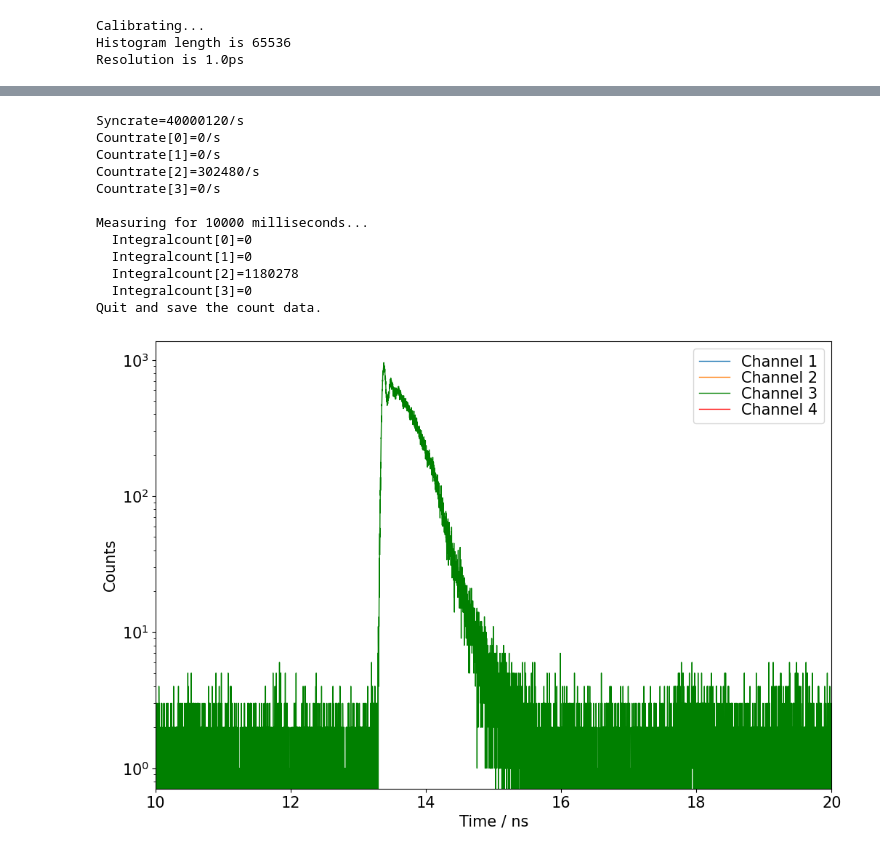
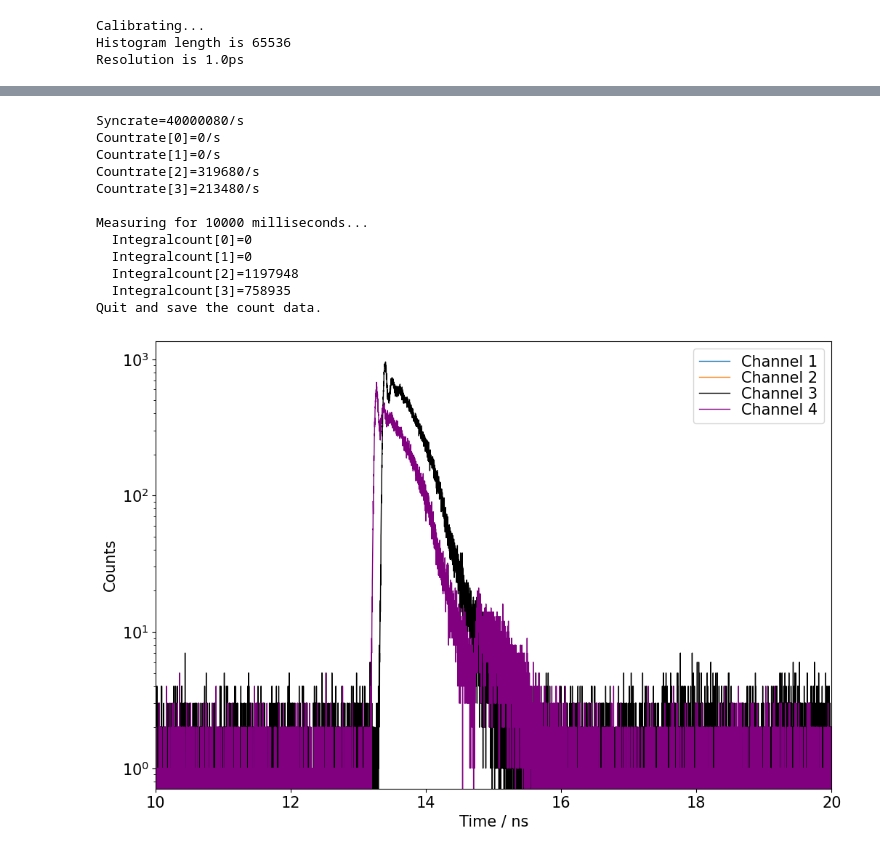
Before and after one commit to Jaclav/FotonuFUW, a Jupyter notebook: HH.ipynb, the cells around one changed output, grey strips where cells are left out. Drawn from its saved outputs; the diff is of its cells as text; code cells hidden in the pictures.

```diff
--- a/HH.ipynb
+++ b/HH.ipynb
@@ -19,15 +19,15 @@ tacq = 10000  # Measurement time in millisec, you can change this
 binning = 0  # you can change this
 offset = 0
 syncDivider = 1  # you can change this
-syncCFDZeroCross = 10  # you can change this (in mV)
+syncCFDZeroCross = 0  # you can change this (in mV)
 syncCFDLevel = 600  # you can change this (in mV)
 syncChannelOffset = -5000  # you can change this (in ps, like a cable delay)
-inputCFDZeroCross = 10  # you can change this (in mV)
+inputCFDZeroCross = 0  # you can change this (in mV)
 inputCFDLevel = 600  # you can change this (in mV)
 inputChannelOffset = 0  # you can change this (in ps, like a cable delay)
 
 now = datetime.datetime.now()
-filename = "histomode_" + str(now) + ".out"
+filename = "data/histomode_" + str(now) + ".csv"
 outputfile = open(filename, "w+")
 
 outputfile.write("Binning           : %d\n" % binning)
@@ -105,7 +103,6 @@ There is no signal at any of the input channels.
 ## this block can be run multiple times
 
 tryfunc(hhlib.HH_ClearHistMem(ct.c_int(dev[0])), "ClearHistMem")
-getSyncCountRates()
 
 # measurement
 tryfunc(hhlib.HH_StartMeas(ct.c_int(dev[0]), ct.c_int(tacq)), "StartMeas")
@@ -118,7 +115,7 @@ tryfunc(hhlib.HH_StopMeas(ct.c_int(dev[0])), "StopMeas")
 for i in range(0, numChannels.value):
     tryfunc(
         hhlib.HH_GetHistogram(
-            ct.c_int(dev[0]), byref(counts[i]), ct.c_int(i), ct.c_int(0)
+            ct.c_int(dev[0]), byref(counts[i]), ct.c_int(i), ct.c_int(1)
         ),
         "GetHistogram",
     )
@@ -132,17 +129,17 @@ if flags.value & FLAG_OVERFLOW > 0:
 
 print("Quit and save the count data.")
 # %% [output]
-Syncrate=40000120/s
+Syncrate=40000080/s
 Countrate[0]=0/s
 Countrate[1]=0/s
-Countrate[2]=302480/s
-Countrate[3]=0/s
+Countrate[2]=319680/s
+Countrate[3]=213480/s
 
 Measuring for 10000 milliseconds...
   Integralcount[0]=0
   Integralcount[1]=0
-  Integralcount[2]=1180278
-  Integralcount[3]=0
+  Integralcount[2]=1197948
+  Integralcount[3]=758935
 Quit and save the count data.
 # %%
 #writing to file and quitting
@@ -156,28 +153,30 @@ outputfile.close()
 # %%
 data = np.loadtxt(filename, skiprows=9)
 row1 = data[:, 0]
 row2 = data[:, 1]
 row3 = data[:, 2]
 row4 = data[:, 3]
 
 T = np.linspace(0, len(row1), len(row1)) / 1000
 
 
 plt.plot(T, row1, label="Channel 1", color="#1f77b4")
 plt.plot(T, row2, label="Channel 2", color="#ff7f0e")
-plt.plot(T, row3, label="Channel 3", color="green")
-plt.plot(T, row4, label="Channel 4", color="red")
+plt.plot(T, row3, label="Channel 3", color="black")
+plt.plot(T + 0.342, row4, label="Channel 4", color="purple")
 
 # bins_time = np.linspace(min(T), max(T), 5000)  # 5 przedziałów czasowych
 # binnin_res=(bins_time[1]-bins_time[0])*1e3 #ps
 # print("Bins",binnin_res," ps")
 # plt.hist(T, bins=bins_time, weights=row1,color="red")
 
 plt.legend()
 plt.xlim(10, 20)
 plt.xlabel("Time / ns")
 plt.ylabel("Counts")
 plt.yscale("log")
-# plt.title("Binning "+str(binnin_res)+" ps")
+
+# plt.title("3C4Z")
+plt.savefig(filename.replace(".csv", ".png"))
 # %% [output]
-[figure, old version]
+[figure, new version]
```
Also changed, not shown: parts of 5 cells of this notebook, 1 other file.
